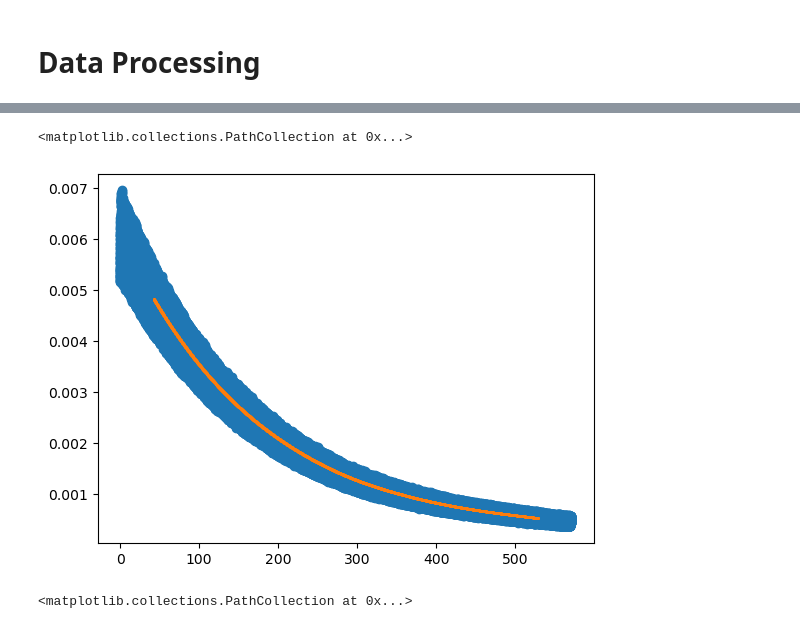
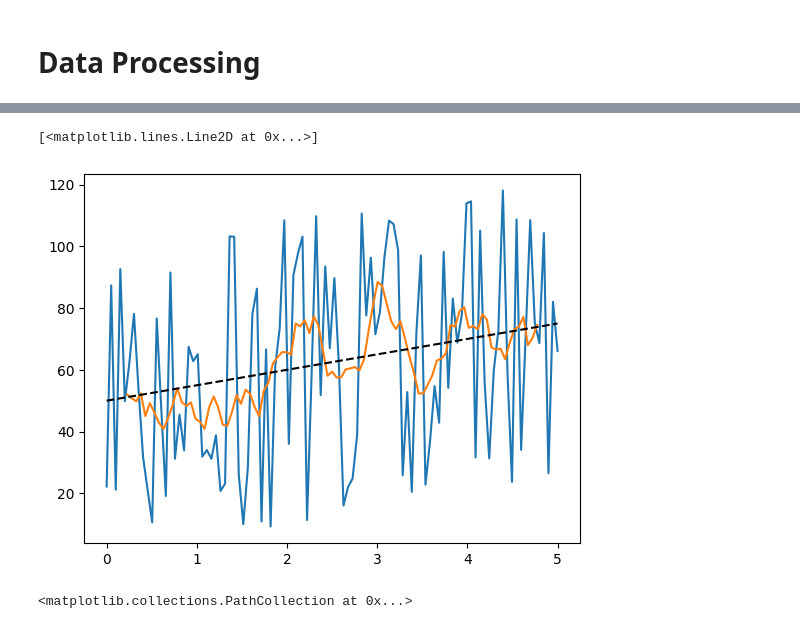
Before and after one commit to SamuelFoo/ISR-Coy-Workshop, a Jupyter notebook: supervised.ipynb, the cells around one changed output, grey strips where cells are left out. Saved outputs shown, nothing was run; the diff lists cells and outputs as text; code cells hidden in the pictures.

```diff
--- a/supervised.ipynb
+++ b/supervised.ipynb
@@ -112,0 +299,6 @@ plt.show()
+# %%
+np.random.seed(5)
+x = np.linspace(0, 5, 100)
+y = 5*x + 100*(np.random.rand(100)-0.5) + 50
+plt.plot(x,y)
+plt.plot(x, 5*x+50, color="k", linestyle="--")
@@ -113,11 +308,12 @@ plt.show()
 # %%
-n_ave = 10000
-t_ave = np.convolve(t, np.ones(n_ave), "valid")/n_ave
-energy_ave = np.convolve(energy, np.ones(n_ave), "valid")/n_ave
+n_ave = 10
+x_ave = np.convolve(x, np.ones(n_ave), "valid")/n_ave
+y_ave = np.convolve(y, np.ones(n_ave), "valid")/n_ave
 # %%
-plt.scatter(t, energy)
-plt.scatter(t_ave, energy_ave, s=0.1)
+plt.plot(x,y)
+plt.plot(x_ave, y_ave)
+plt.plot(x, 5*x+50, color="k", linestyle="--")
 # %% [output]
-<matplotlib.collections.PathCollection at 0x...>
+[<matplotlib.lines.Line2D at 0x...>]
-[figure, old version]
+[figure, new version]
 # %%
```
Also changed, not shown: parts of 29 cells of this notebook.
